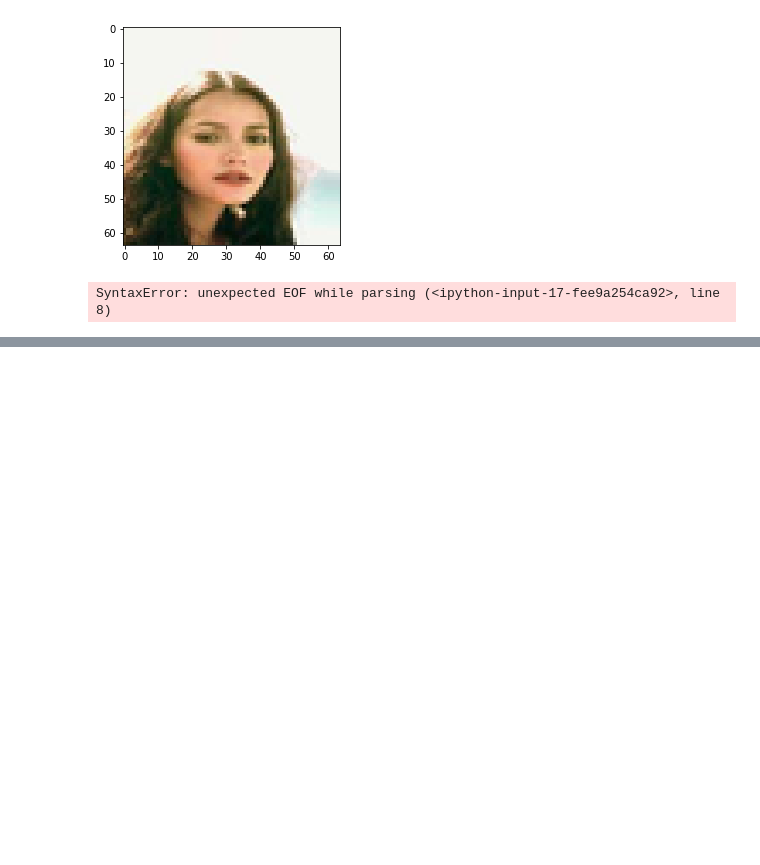
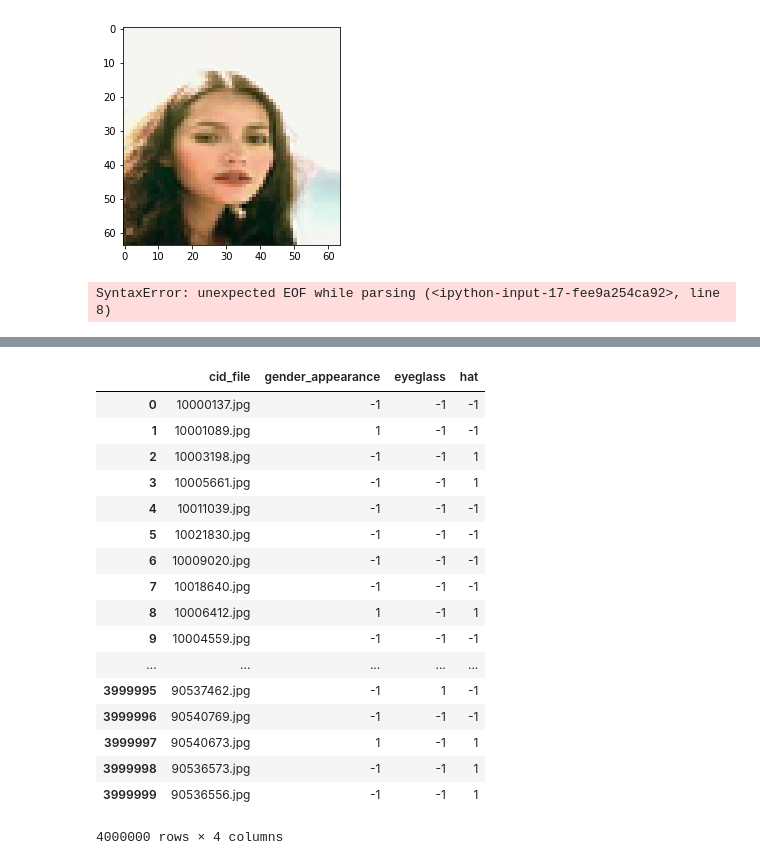
Before and after one commit to Dawdleryang/FaderNetworks, a Jupyter notebook: data/input_data_eda.ipynb, the cells around one changed output, grey strips where cells are left out. Cells and saved outputs as stored; diff of their text form; code cells hidden in the pictures; blank space fills up the shorter version.

```diff
--- a/data/input_data_eda.ipynb
+++ b/data/input_data_eda.ipynb
@@ -185,3 +185,7 @@ SyntaxError: unexpected EOF while parsing (<ipython-input-17-fee9a254ca92>, line
 # %%
 import os, sys
 dirs = os.listdir('/home/ubuntu/FaderNetworks/data/img_align_celeba')
+# %%
+import pandas as pd
+
+mona_df = pd.read_csv('mona-v3-inference.csv')
@@ -187,0 +209,2 @@ dirs = os.listdir('/home/ubuntu/FaderNetworks/data/img_align_celeba')
+# %%
+mona_attr_df = mona_df[['cid_file', 'gender_appearance', 'eyeglass', 'hat']]
@@ -187,0 +232,9 @@ dirs = os.listdir('/home/ubuntu/FaderNetworks/data/img_align_celeba')
+# %%
+#df['BrandName'] = df['BrandName'].replace(['ABC', 'AB'], 'A')
+
+mona_attr_df['gender_appearance'].replace(['Female'], '-1', inplace=True)
+mona_attr_df['gender_appearance'].replace(['Male'], '1', inplace=True)
+mona_attr_df['eyeglass'].replace([False], '-1', inplace=True)
+mona_attr_df['eyeglass'].replace([True], '1', inplace=True)
+mona_attr_df['hat'].replace([False], '-1', inplace=True)
+mona_attr_df['hat'].replace([True], '1', inplace=True)
@@ -187,0 +254,21 @@ dirs = os.listdir('/home/ubuntu/FaderNetworks/data/img_align_celeba')
+# %%
+mona_attr_df.drop(columns = ['gender'])
+# %% [output]
+|  | cid_file | gender_appearance | eyeglass | hat |
+| 0 | 10000137.jpg | -1 | -1 | -1 |
+| 1 | 10001089.jpg | 1 | -1 | -1 |
+| 2 | 10003198.jpg | -1 | -1 | 1 |
+| 3 | 10005661.jpg | -1 | -1 | 1 |
+| 4 | 10011039.jpg | -1 | -1 | -1 |
+| 5 | 10021830.jpg | -1 | -1 | -1 |
+| 6 | 10009020.jpg | -1 | -1 | -1 |
+| 7 | 10018640.jpg | -1 | -1 | -1 |
+| 8 | 10006412.jpg | 1 | -1 | 1 |
+| 9 | 10004559.jpg | -1 | -1 | -1 |
+| ... | ... | ... | ... | ... |
+| 3999995 | 90537462.jpg | -1 | 1 | -1 |
+| 3999996 | 90540769.jpg | -1 | -1 | -1 |
+| 3999997 | 90540673.jpg | 1 | -1 | 1 |
+| 3999998 | 90536573.jpg | -1 | -1 | 1 |
+| 3999999 | 90536556.jpg | -1 | -1 | 1 |
+4000000 rows × 4 columns
```
Also changed, not shown: parts of 6 cells of this notebook, 1 other file.
